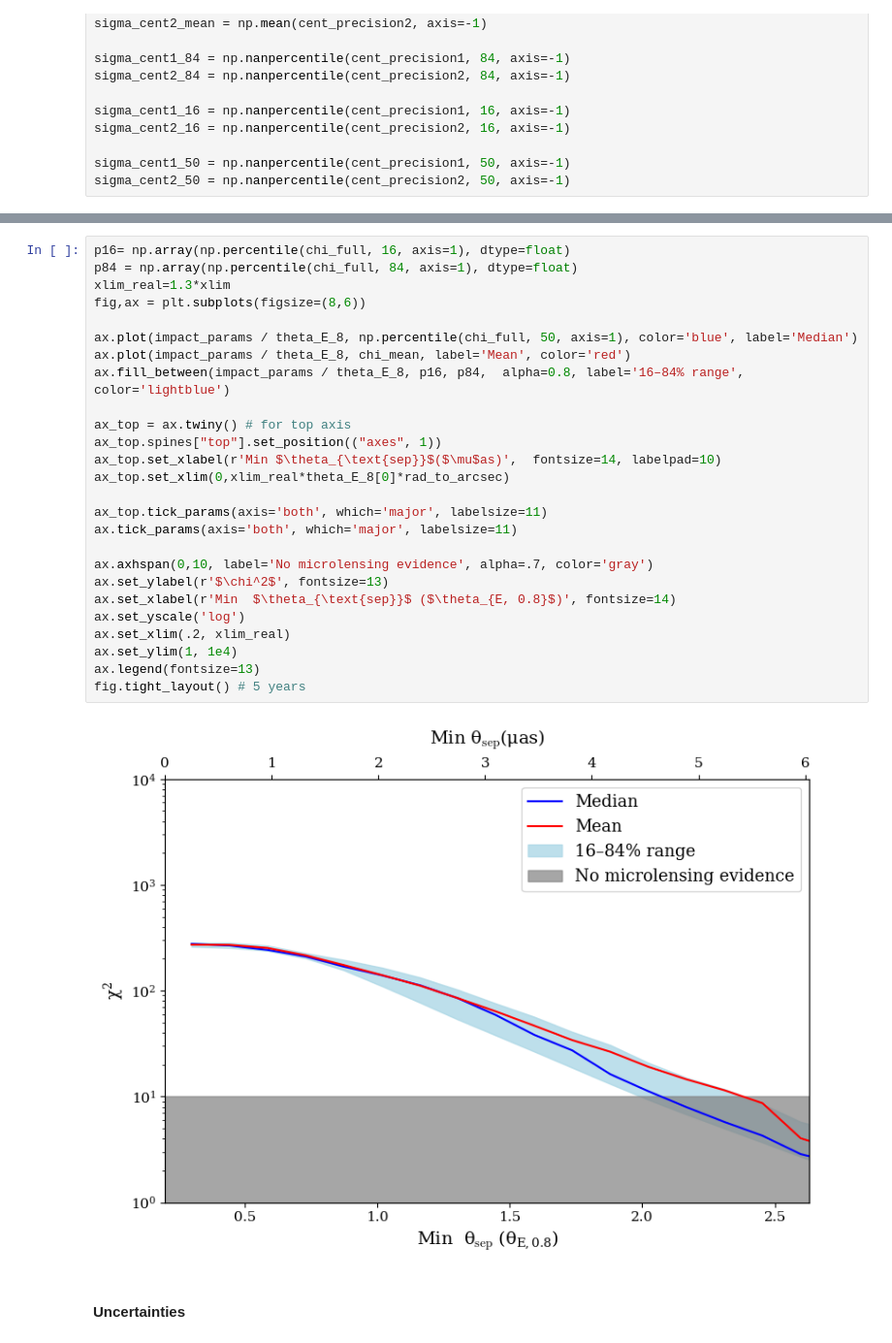
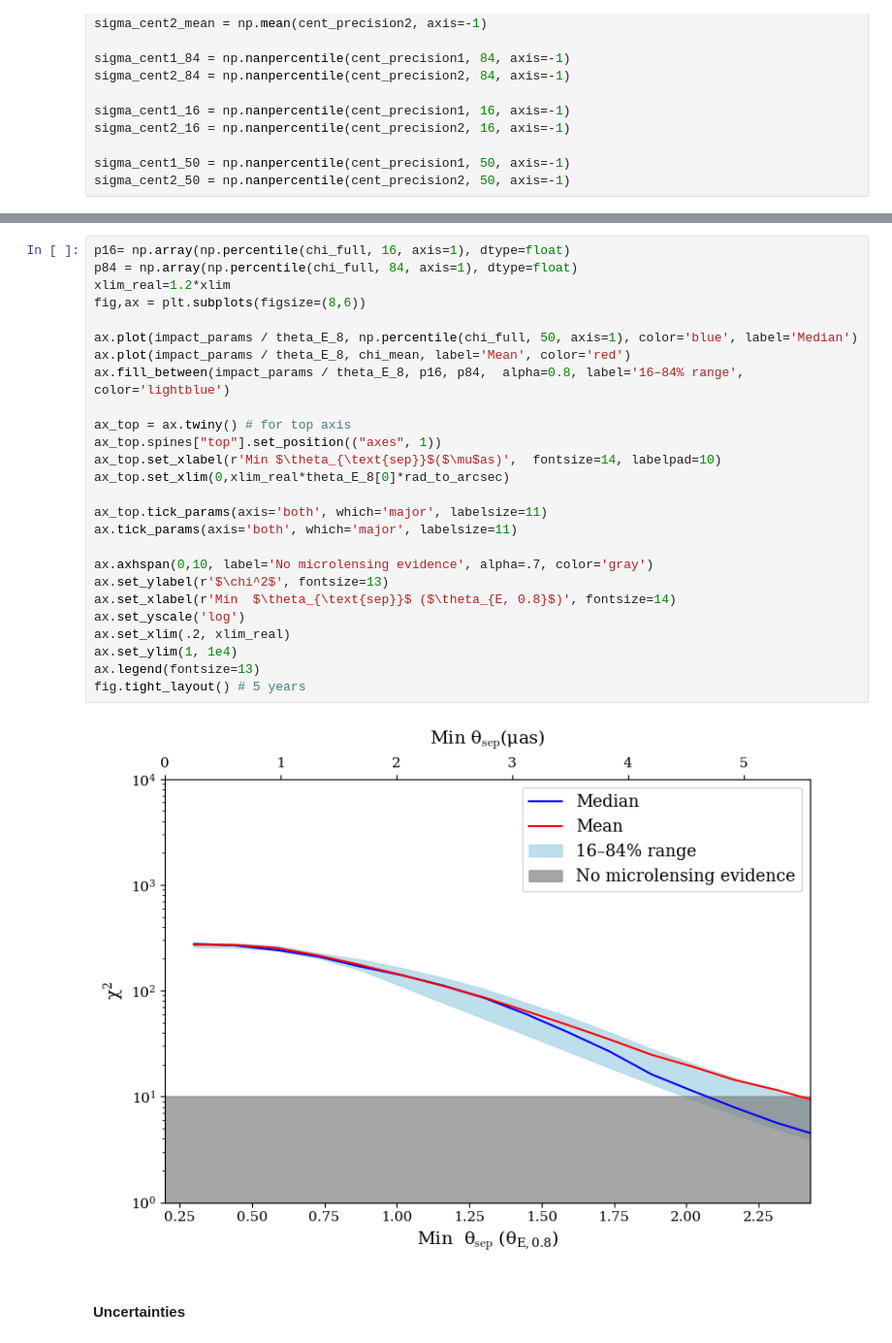
Before and after one commit to abby-moran/Quasar_microlensing_public, a Jupyter notebook: interp_grid01.ipynb, the cells around one changed output, grey strips where cells are left out. Shown at 97% size. Cells and saved outputs as stored; diff of their text form.

Commit message:
Added more iterations to get to a final version of the plots/data

```diff
--- a/interp_grid01.ipynb
+++ b/interp_grid01.ipynb
@@ -1509,31 +1509,31 @@ pos 3.028205128205128 : 8752
 # %%
 p16= np.array(np.percentile(chi_full, 16, axis=1), dtype=float)
 p84 = np.array(np.percentile(chi_full, 84, axis=1), dtype=float)
-xlim_real=1.3*xlim
+xlim_real=1.2*xlim
 fig,ax = plt.subplots(figsize=(8,6))
 
 ax.plot(impact_params / theta_E_8, np.percentile(chi_full, 50, axis=1), color='blue', label='Median')
 ax.plot(impact_params / theta_E_8, chi_mean, label='Mean', color='red')
 ax.fill_between(impact_params / theta_E_8, p16, p84,  alpha=0.8, label='16–84% range', color='lightblue')
 
 ax_top = ax.twiny() # for top axis
 ax_top.spines["top"].set_position(("axes", 1))
 ax_top.set_xlabel(r'Min $\theta_{\text{sep}}$($\mu$as)',  fontsize=14, labelpad=10)
 ax_top.set_xlim(0,xlim_real*theta_E_8[0]*rad_to_arcsec)
 
 ax_top.tick_params(axis='both', which='major', labelsize=11)
 ax.tick_params(axis='both', which='major', labelsize=11)
 
 ax.axhspan(0,10, label='No microlensing evidence', alpha=.7, color='gray')
 ax.set_ylabel(r'$\chi^2$', fontsize=13)
 ax.set_xlabel(r'Min  $\theta_{\text{sep}}$ ($\theta_{E, 0.8}$)', fontsize=14)
 ax.set_yscale('log')
 ax.set_xlim(.2, xlim_real)
 ax.set_ylim(1, 1e4)
 ax.legend(fontsize=13)
 fig.tight_layout() # 5 years
 # %% [output]
-[figure, old version]
+[figure, new version]
 # %% [markdown]
 #### Uncertainties
 # %%
```
Also changed, not shown: parts of 12 cells of this notebook.
